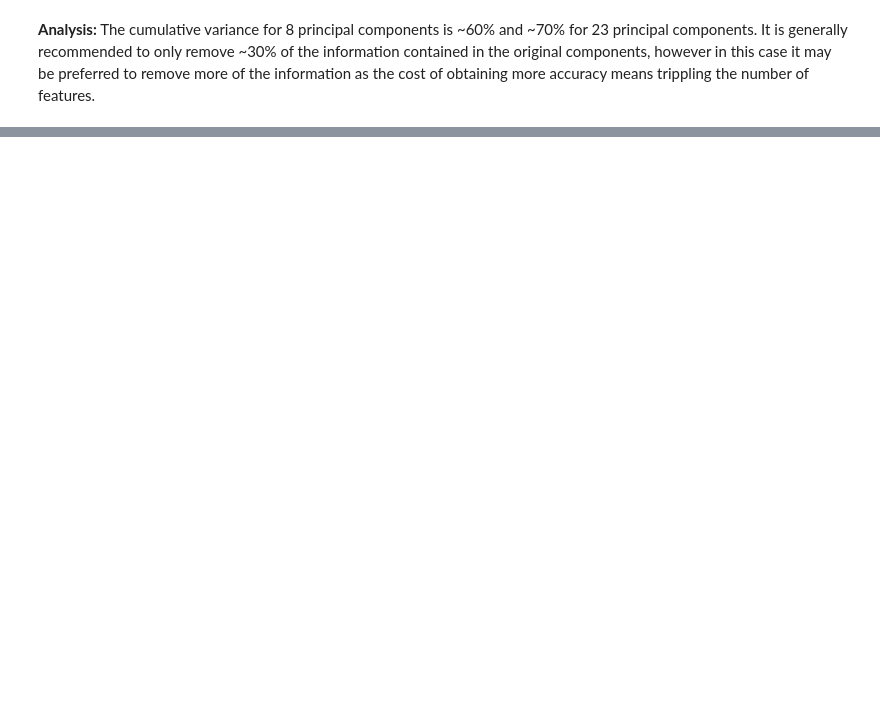
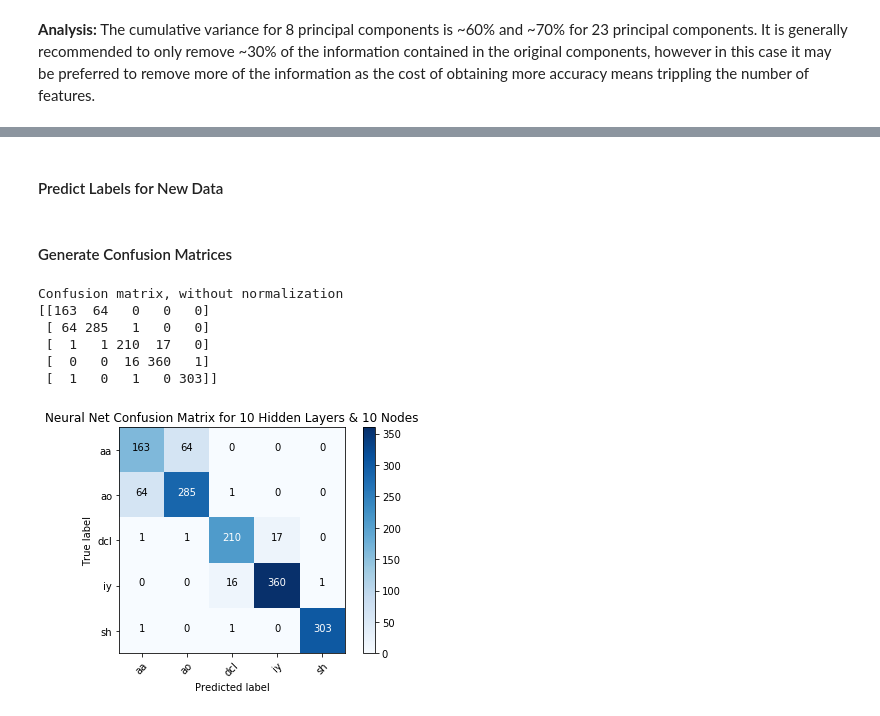
Before and after one commit to blancamiller/ML_notebook, a Jupyter notebook: HW7/Miller_Blanca_HW7.ipynb, the cells around one changed output, grey strips where cells are left out. Drawn from its saved outputs; the diff is of its cells as text; code cells hidden in the pictures; blank space fills up the shorter version.

```diff
--- a/HW7/Miller_Blanca_HW7.ipynb
+++ b/HW7/Miller_Blanca_HW7.ipynb
@@ -262,0 +365,10 @@ plot_confusion_matrix(cm_10, classes=class_names, title='Confusion Matrix')
+# %%
+# initialize classifier model objects
+clf_10_10 = MLPClassifier(hidden_layer_sizes=(10,10))
+clf_10_100 = MLPClassifier(hidden_layer_sizes=(100,10))
+clf_10_199 = MLPClassifier(hidden_layer_sizes=(199,10))
+# %%
+# fit the generated classifier models to the data matrix X and its targets y
+clf_10_10.fit(X_train_trans, y_train)
+clf_10_100.fit(X_train_trans, y_train)
+clf_10_199.fit(X_train_trans, y_train)
@@ -262,0 +409,22 @@ plot_confusion_matrix(cm_10, classes=class_names, title='Confusion Matrix')
+# %% [markdown]
+#### Predict Labels for New Data
+# %%
+test_predictions_10_10 = clf_10_10.predict(X_test_trans)
+test_predictions_10_100 = clf_10_100.predict(X_test_trans)
+test_predictions_10_199 = clf_10_199.predict(X_test_trans)
+# %%
+cm_10_10 = confusion_matrix(y_test, test_predictions_10_10)
+cm_10_100 = confusion_matrix(y_test, test_predictions_10_100)
+cm_10_199 = confusion_matrix(y_test, test_predictions_10_199)
+# %% [markdown]
+#### Generate Confusion Matrices
+# %%
+plot_confusion_matrix(cm_10_10, classes=class_names, title='Neural Net Confusion Matrix for 10 Hidden Layers & 10 Nodes')
+# %% [output]
+Confusion matrix, without normalization
+[[163  64   0   0   0]
+ [ 64 285   1   0   0]
+ [  1   1 210  17   0]
+ [  0   0  16 360   1]
+ [  1   0   1   0 303]]
+[figure, added]
```
Also changed, not shown: parts of 48 cells of this notebook, 8 other files.
